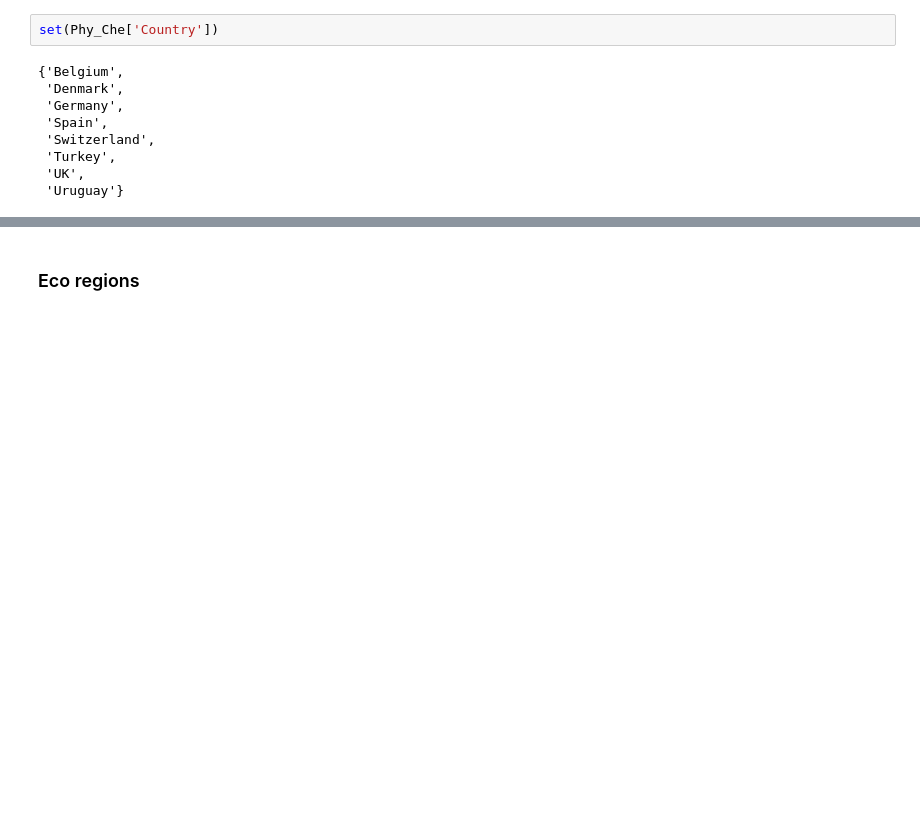
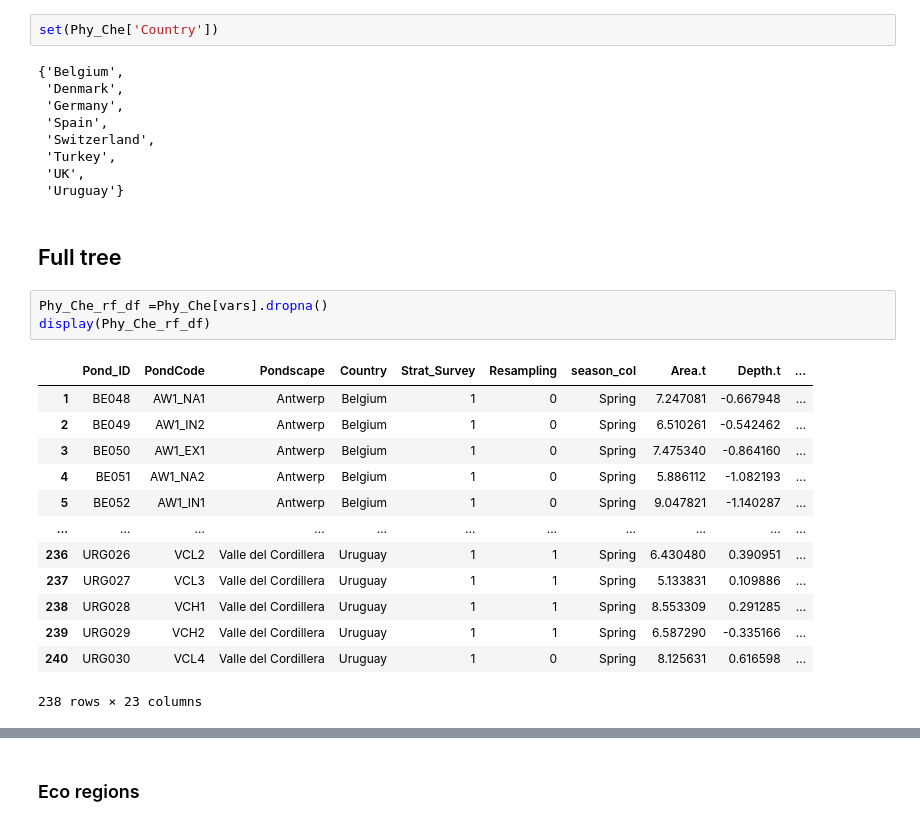
Before and after one commit to jingsday/ponderful_Scripts, a Jupyter notebook: ponderful_Scripts_random_forest/ponderful_Scripts_rf_regression_norm_ecoregions.ipynb, the cells around one changed output, grey strips where cells are left out. Cells and saved outputs as stored; diff of their text form; blank space fills up the shorter version.

```diff
--- a/ponderful_Scripts_random_forest/ponderful_Scripts_rf_regression_norm_ecoregions.ipynb
+++ b/ponderful_Scripts_random_forest/ponderful_Scripts_rf_regression_norm_ecoregions.ipynb
@@ -35,3 +40,22 @@ set(Phy_Che['Country'])
  'Turkey',
  'UK',
  'Uruguay'}
+# %% [markdown]
+## Full tree
+# %%
+Phy_Che_rf_df =Phy_Che[vars].dropna()
+display(Phy_Che_rf_df)
+# %% [output]
+|  | Pond_ID | PondCode | Pondscape | Country | Strat_Survey | Resampling | season_col | Area.t | Depth.t | ... |
+| 1 | BE048 | AW1_NA1 | Antwerp | Belgium | 1 | 0 | Spring | 7.247081 | -0.667948 | ... |
+| 2 | BE049 | AW1_IN2 | Antwerp | Belgium | 1 | 0 | Spring | 6.510261 | -0.542462 | ... |
+| 3 | BE050 | AW1_EX1 | Antwerp | Belgium | 1 | 0 | Spring | 7.475340 | -0.864160 | ... |
+| 4 | BE051 | AW1_NA2 | Antwerp | Belgium | 1 | 0 | Spring | 5.886112 | -1.082193 | ... |
+| 5 | BE052 | AW1_IN1 | Antwerp | Belgium | 1 | 0 | Spring | 9.047821 | -1.140287 | ... |
+| ... | ... | ... | ... | ... | ... | ... | ... | ... | ... | ... |
+| 236 | URG026 | VCL2 | Valle del Cordillera | Uruguay | 1 | 1 | Spring | 6.430480 | 0.390951 | ... |
+| 237 | URG027 | VCL3 | Valle del Cordillera | Uruguay | 1 | 1 | Spring | 5.133831 | 0.109886 | ... |
+| 238 | URG028 | VCH1 | Valle del Cordillera | Uruguay | 1 | 1 | Spring | 8.553309 | 0.291285 | ... |
+| 239 | URG029 | VCH2 | Valle del Cordillera | Uruguay | 1 | 1 | Spring | 6.587290 | -0.335166 | ... |
+| 240 | URG030 | VCL4 | Valle del Cordillera | Uruguay | 1 | 0 | Spring | 8.125631 | 0.616598 | ... |
+238 rows × 23 columns
```
Also changed, not shown: parts of 7 cells of this notebook.
